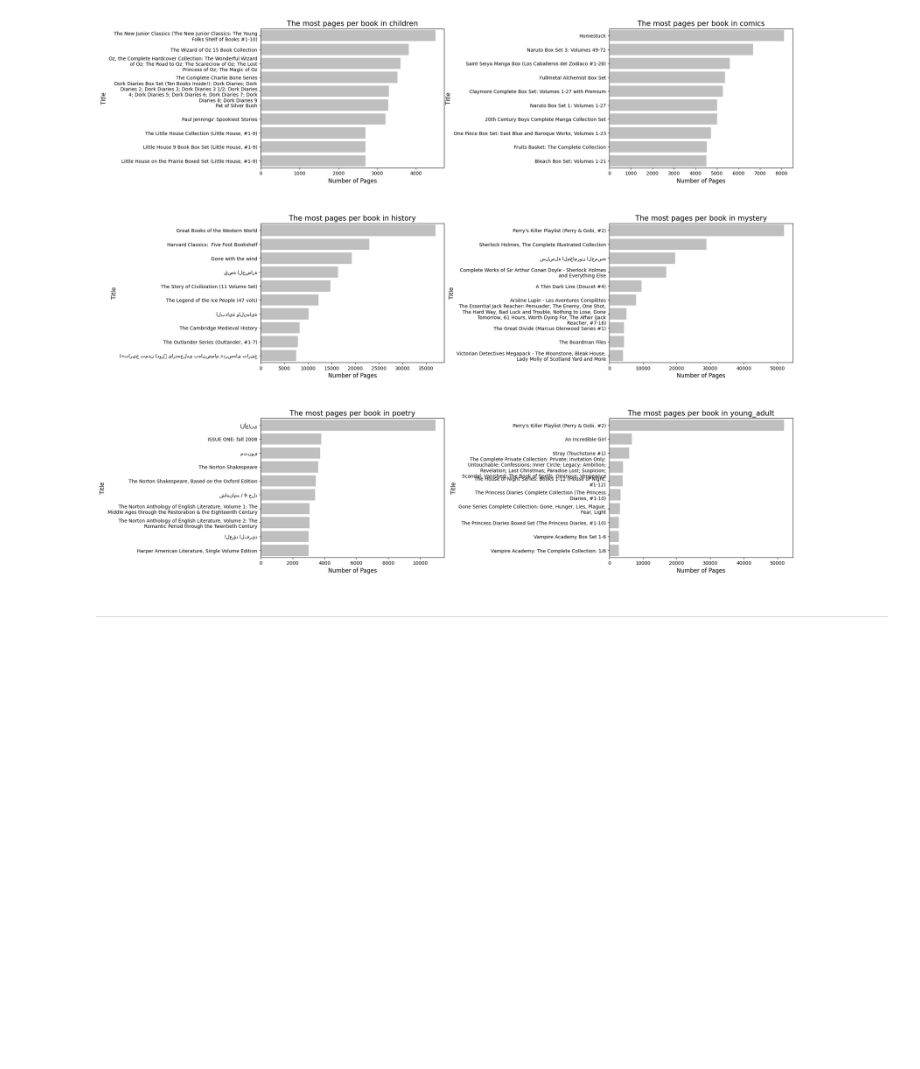
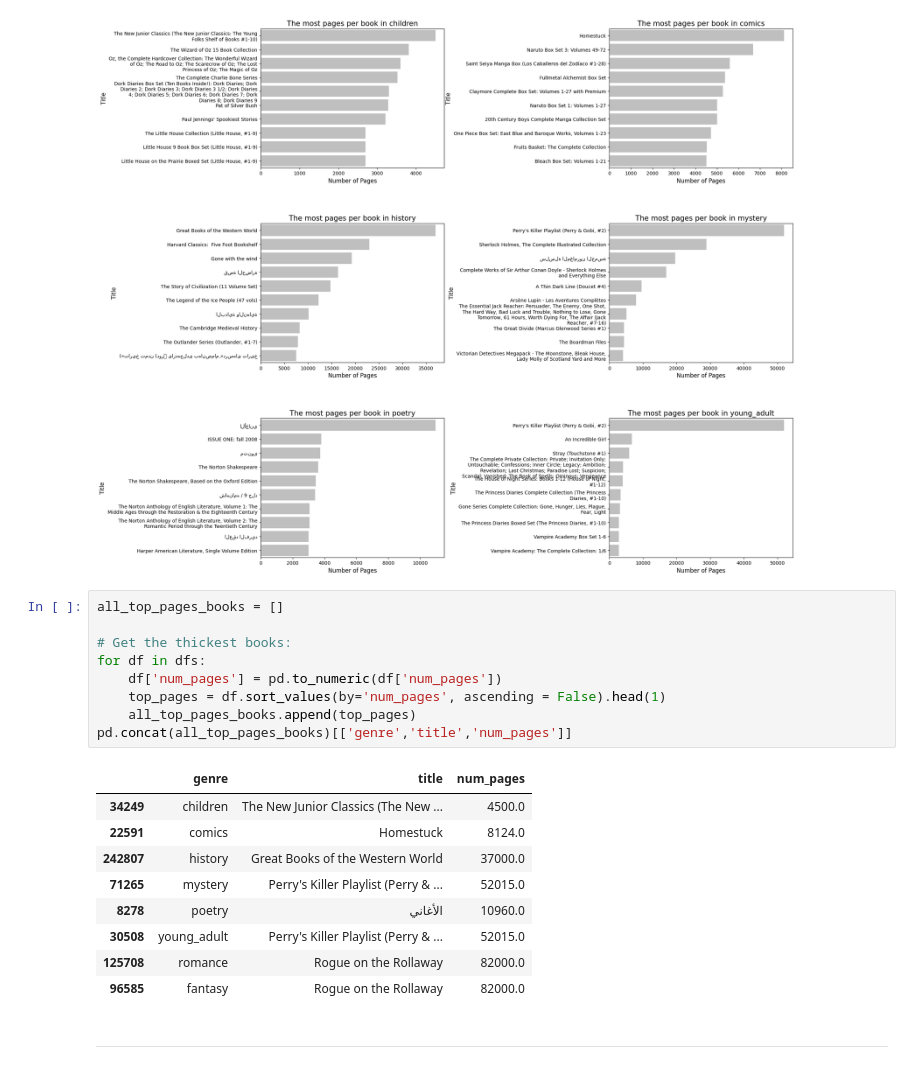
Before and after one commit to ninamamaeva/recommendation_engine, a Jupyter notebook: Data_clean_EDA.ipynb, the cells around one changed output. Cells and saved outputs as stored; diff of their text form; blank space fills up the shorter version.

```diff
--- a/Data_clean_EDA.ipynb
+++ b/Data_clean_EDA.ipynb
@@ -457,6 +457,25 @@ def plot_top_pages_books(df_books):
 plot_top_pages_books(dfs)
 # %% [output]
 [figure]
+# %%
+all_top_pages_books = []
+
+# Get the thickest books:
+for df in dfs:
+    df['num_pages'] = pd.to_numeric(df['num_pages'])
+    top_pages = df.sort_values(by='num_pages', ascending = False).head(1)
+    all_top_pages_books.append(top_pages)
+pd.concat(all_top_pages_books)[['genre','title','num_pages']]
+# %% [output]
+|  | genre | title | num_pages |
+| 34249 | children | The New Junior Classics (The New ... | 4500.0 |
+| 22591 | comics | Homestuck | 8124.0 |
+| 242807 | history | Great Books of the Western World | 37000.0 |
+| 71265 | mystery | Perry's Killer Playlist (Perry & ... | 52015.0 |
+| 8278 | poetry | الأغاني | 10960.0 |
+| 30508 | young_adult | Perry's Killer Playlist (Perry & ... | 52015.0 |
+| 125708 | romance | Rogue on the Rollaway | 82000.0 |
+| 96585 | fantasy | Rogue on the Rollaway | 82000.0 |
 # %% [markdown]
 ---
 # %% [markdown]
```
Also changed, not shown: 3 other files.
